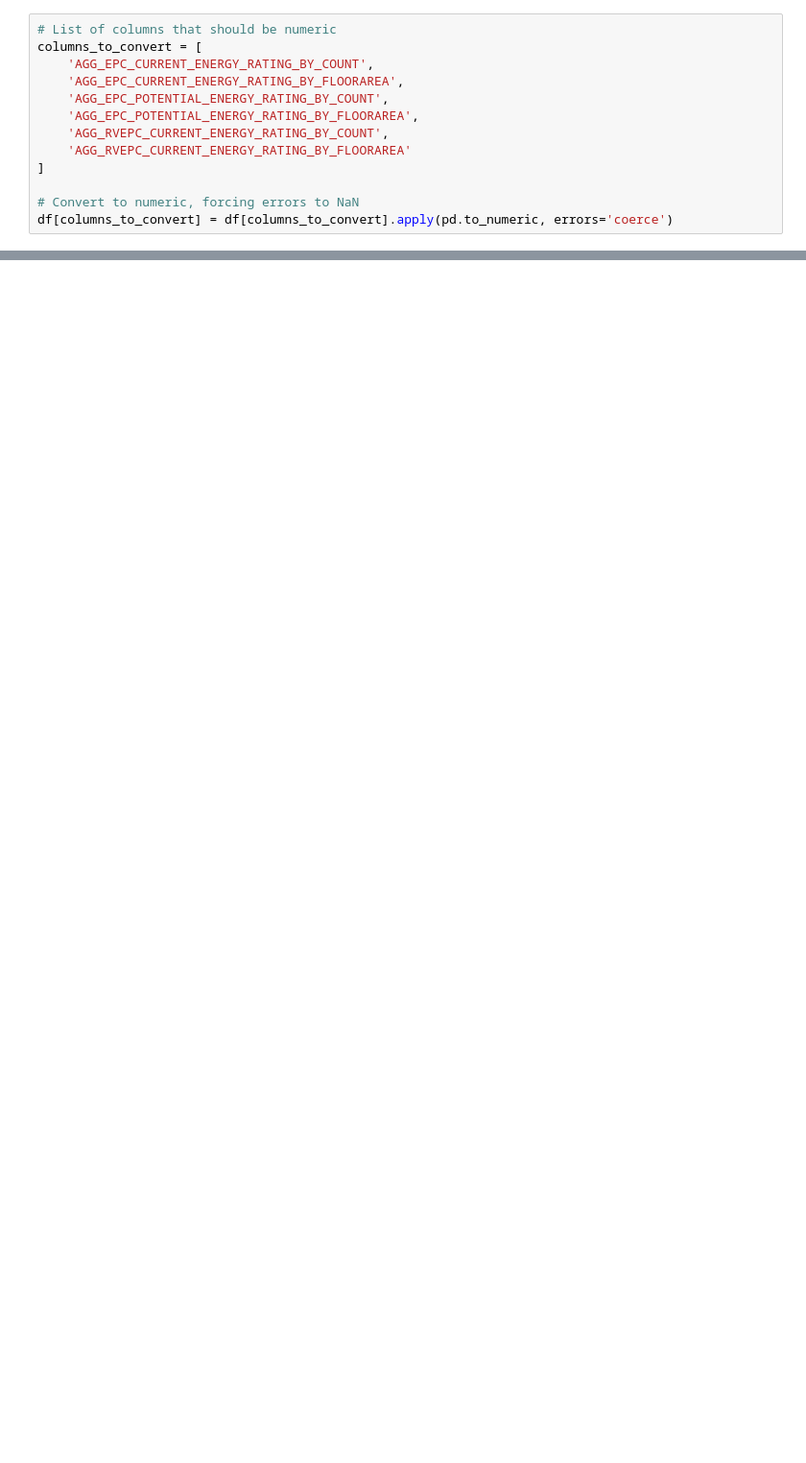
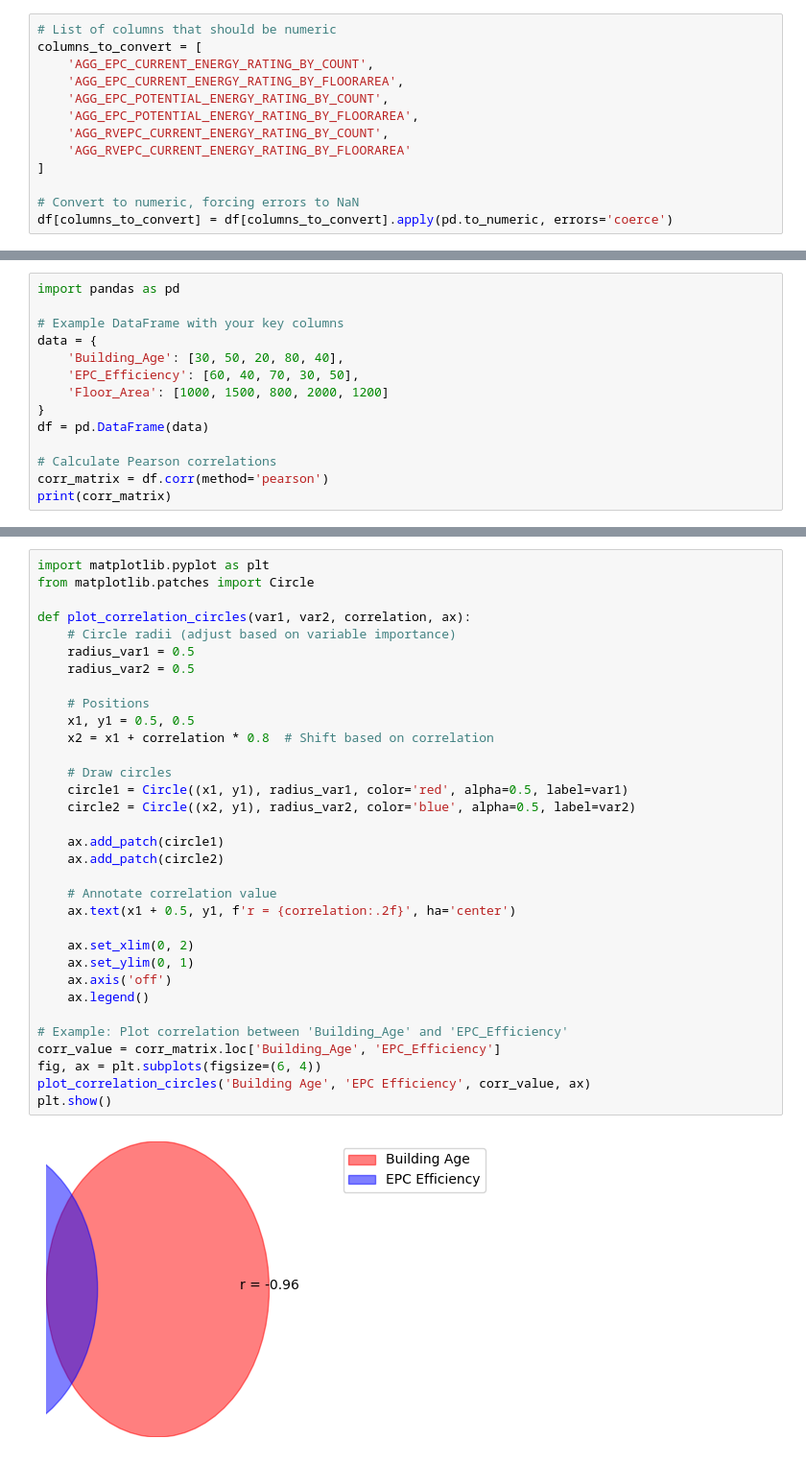
Before and after one commit to shakthi01912/Urban_sustainability_2025_Hackthon, a Jupyter notebook: development/Urban/Buildings.ipynb, the cells around one changed output, grey strips where cells are left out. Shown at 96% size. Drawn from its saved outputs; the diff is of its cells as text; blank space fills up the shorter version.

```diff
--- a/development/Urban/Buildings.ipynb
+++ b/development/Urban/Buildings.ipynb
@@ -129,0 +425,14 @@ print(df.isnull().sum())
+# %%
+import pandas as pd
+
+# Example DataFrame with your key columns
+data = {
+    'Building_Age': [30, 50, 20, 80, 40],
+    'EPC_Efficiency': [60, 40, 70, 30, 50],
+    'Floor_Area': [1000, 1500, 800, 2000, 1200]
+}
+df = pd.DataFrame(data)
+
+# Calculate Pearson correlations
+corr_matrix = df.corr(method='pearson')
+print(corr_matrix)
@@ -129,0 +444,35 @@ print(df.isnull().sum())
+# %%
+import matplotlib.pyplot as plt
+from matplotlib.patches import Circle
+
+def plot_correlation_circles(var1, var2, correlation, ax):
+    # Circle radii (adjust based on variable importance)
+    radius_var1 = 0.5
+    radius_var2 = 0.5
+
+    # Positions
+    x1, y1 = 0.5, 0.5
+    x2 = x1 + correlation * 0.8  # Shift based on correlation
+
+    # Draw circles
+    circle1 = Circle((x1, y1), radius_var1, color='red', alpha=0.5, label=var1)
+    circle2 = Circle((x2, y1), radius_var2, color='blue', alpha=0.5, label=var2)
+
+    ax.add_patch(circle1)
+    ax.add_patch(circle2)
+
+    # Annotate correlation value
+    ax.text(x1 + 0.5, y1, f'r = {correlation:.2f}', ha='center')
+
+    ax.set_xlim(0, 2)
+    ax.set_ylim(0, 1)
+    ax.axis('off')
+    ax.legend()
+
+# Example: Plot correlation between 'Building_Age' and 'EPC_Efficiency'
+corr_value = corr_matrix.loc['Building_Age', 'EPC_Efficiency']
+fig, ax = plt.subplots(figsize=(6, 4))
+plot_correlation_circles('Building Age', 'EPC Efficiency', corr_value, ax)
+plt.show()
+# %% [output]
+[figure, added]
```
Also changed, not shown: parts of 26 cells of this notebook.
